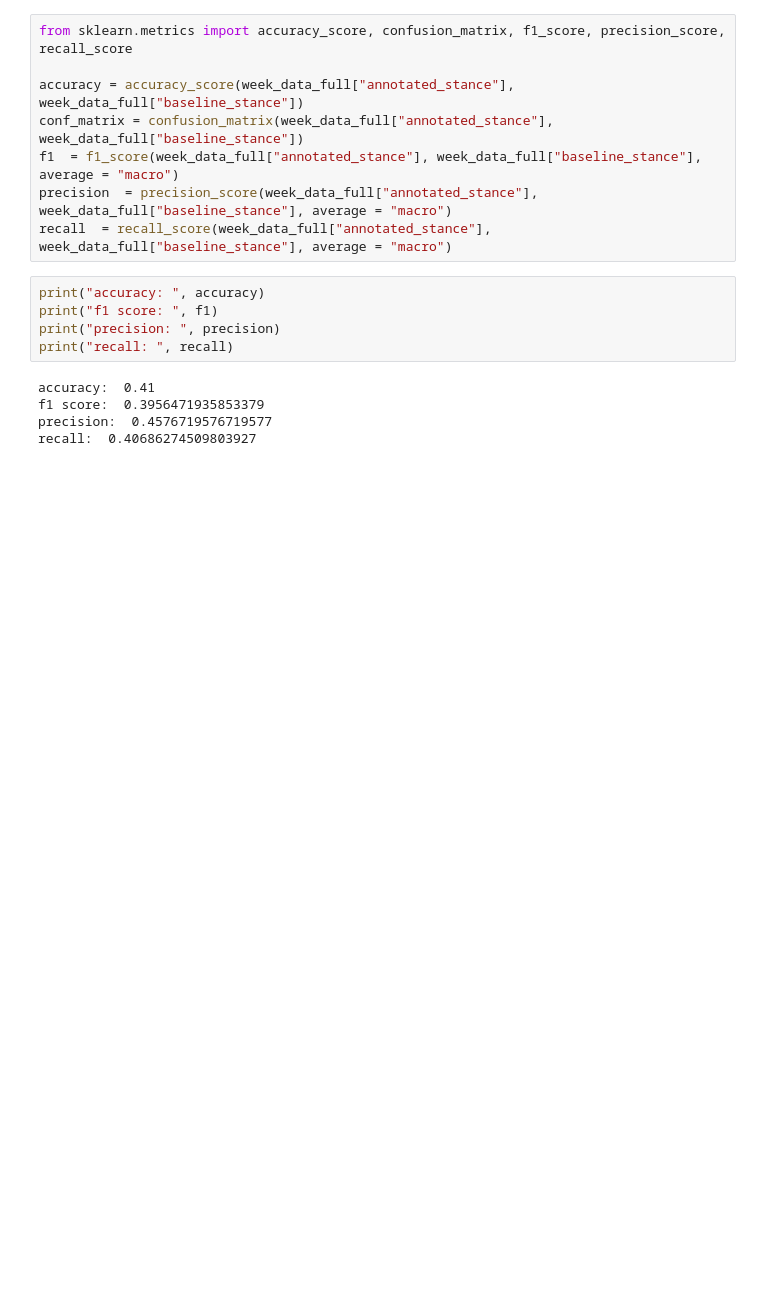
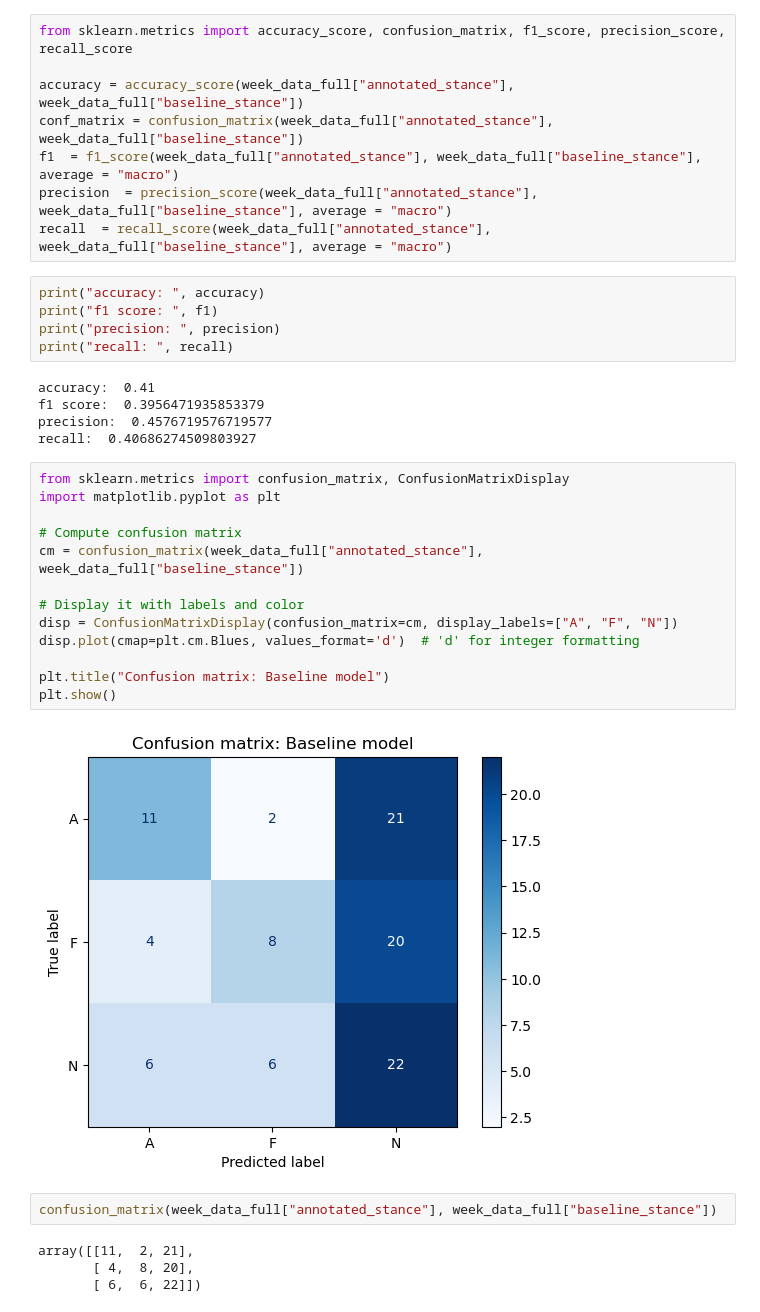
Before and after one commit to b0psheva27/BSc_project_polarization, a Jupyter notebook: notebooks/04_baseline.ipynb, the cells around one changed output. Cells and saved outputs as stored; diff of their text form; blank space fills up the shorter version.

Commit message:
pushed confusion matrix code used in report

```diff
--- a/notebooks/04_baseline.ipynb
+++ b/notebooks/04_baseline.ipynb
@@ -136,3 +136,24 @@ accuracy:  0.41
 f1 score:  0.3956471935853379
 precision:  0.4576719576719577
 recall:  0.40686274509803927
+# %%
+from sklearn.metrics import confusion_matrix, ConfusionMatrixDisplay
+import matplotlib.pyplot as plt
+
+# Compute confusion matrix
+cm = confusion_matrix(week_data_full["annotated_stance"], week_data_full["baseline_stance"])
+
+# Display it with labels and color
+disp = ConfusionMatrixDisplay(confusion_matrix=cm, display_labels=["A", "F", "N"])
+disp.plot(cmap=plt.cm.Blues, values_format='d')  # 'd' for integer formatting
+
+plt.title("Confusion matrix: Baseline model")
+plt.show()
+# %% [output]
+[figure, added]
+# %%
+confusion_matrix(week_data_full["annotated_stance"], week_data_full["baseline_stance"])
+# %% [output]
+array([[11,  2, 21],
+       [ 4,  8, 20],
+       [ 6,  6, 22]])
```
Also changed, not shown: 2 other files.
